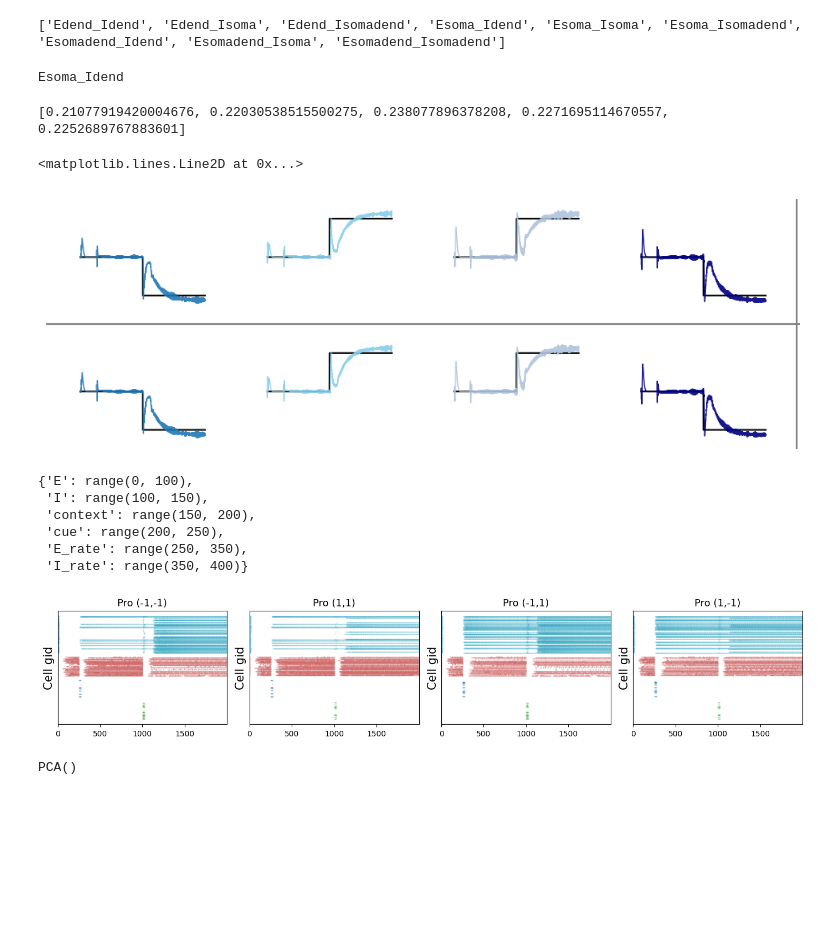
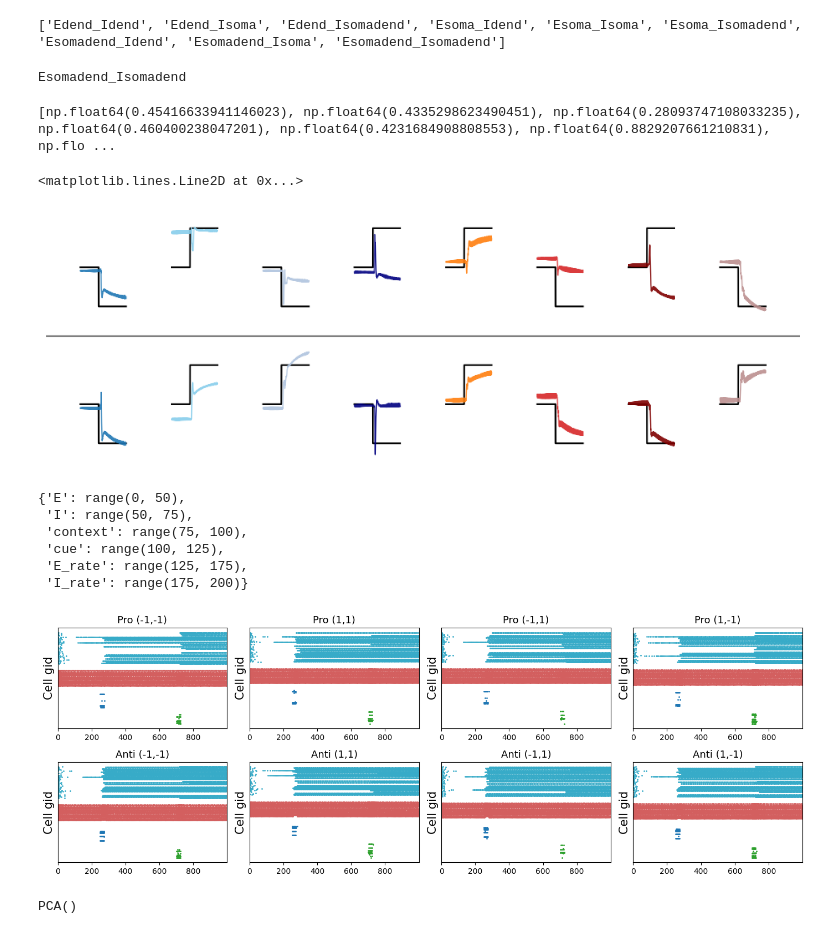
Before and after one commit to ntolley/dendractor, a Jupyter notebook: figures/plot_memorycontext_pca_trajectory.ipynb, the cells around one changed output. Drawn from its saved outputs; the diff is of its cells as text; code cells hidden in the pictures; blank space fills up the shorter version.

```diff
--- a/figures/plot_memorycontext_pca_trajectory.ipynb
+++ b/figures/plot_memorycontext_pca_trajectory.ipynb
@@ -52,63 +70,70 @@ print(list(random_init_dict.keys()))
 # res_dict = random_init_dict['Esoma_Idend']
 # res_dict = random_init_dict['Esoma_Isomadend']
 
-res_dict = random_init_dict['Edend_Isoma']
+# res_dict = random_init_dict['Edend_Isoma']
 # res_dict = random_init_dict['Edend_Idend']
 # res_dict = random_init_dict['Edend_Isomadend']
 
 # res_dict = random_init_dict['Esomadend_Isoma']
 # res_dict = random_init_dict['Esomadend_Idend']
-# res_dict = random_init_dict['Esomadend_Isomadend']
+res_dict = random_init_dict['Esomadend_Isomadend']
 
 
 name = res_dict['name']
 output_array = res_dict['output_array']
 targets = res_dict['targets']
+targets_stacked = res_dict['targets_stacked']
 gid_ranges = res_dict['gid_ranges']
 input_list = res_dict['input_list']
 num_cond = input_list.shape[0]
 print(name)
 # %% [output]
-Esoma_Idend
+Esomadend_Isomadend
 # %%
-t_max = 2000
-dt = 0.5 # simulation output downsampled by factor of 10
+t_max = 1000
+dt = 0.25 # simulation output downsampled by factor of 10
 fs = (1/dt) * 1e3
 time_vec = np.arange(0, t_max, dt)
 downsample_factor = 10
-burn_in = int(0 / downsample_factor)
+# burn_in = 30_000 // downsample_factor
+burn_in = 0 // downsample_factor
 # %%
 rate_gids = list(gid_ranges['E_rate'])
 rates = output_array[:, rate_gids, :]
 
 x_train = list()
+target_train = list()
 for sim_idx in range(0, output_array.shape[0], num_cond):
-    temp_list = list()
+    temp_x_train_list = list()
+    temp_target_train_list = list()
     for cond_idx in range(num_cond):
-        temp_list.append(output_array[sim_idx + cond_idx, gid_ranges['E_rate'], :])
-    x_train.append(np.concatenate(temp_list, axis=1).T)
+        temp_x_train_list.append(output_array[sim_idx + cond_idx, gid_ranges['E_rate'], burn_in:])
+        temp_target_train_list.append(targets_stacked[cond_idx, :, burn_in:])
+    x_train.append(np.concatenate(temp_x_train_list, axis=1).T)
+    target_train.append(np.concatenate(temp_target_train_list, axis=1).T)
 
 
-num_model_sims = 1
+num_model_sims = 5
+
 
 error_list = list()
 model = Ridge(alpha=2.0)
-rate_fit = np.concatenate([x[burn_in:, :] for x in x_train[:num_model_sims]])
-target_fit = np.concatenate([targets[burn_in:, :] for _ in range(num_model_sims)])
+rate_fit = np.concatenate([x for x in x_train[:num_model_sims]])
+target_fit = np.concatenate([y for y in target_train[:num_model_sims]])
 model.fit(rate_fit, target_fit)
 
 # for sim_idx in range(num_model_sims, len(x_train)):
 for sim_idx in range(len(x_train)):
     rate_pred = x_train[sim_idx]
-    y_pred = model.predict(rate_pred[burn_in:, :])
+    y_pred = model.predict(rate_pred)
 
 
-    error = np.mean(np.square(targets[burn_in:, :] - y_pred))
+    error = np.mean(np.square(target_train[sim_idx] - y_pred))
     error_list.append(error)
 
 print(error_list)
 # %% [output]
-[0.21077919420004676, 0.22030538515500275, 0.238077896378208, 0.2271695114670557, 0.2252689767883601]
+[np.float64(0.45416633941146023), np.float64(0.4335298623490451), np.float64(0.28093747108033235), np.float64(0.460400238047201), np.float64(0.4231684908808553), np.float64(0.8829207661210831), np.flo ...
 # %%
 y_pred_list = list()
 target_list = list()
@@ -123,26 +148,29 @@ for cond_idx in range(num_cond):
 # %%
 color_list = ['C0', 'skyblue', 'lightsteelblue', 'navy', 'C1', 'C3', 'maroon', 'rosybrown']
-time_offset = 3000
+# time_offset = 3000
+time_offset = 1000
 y_offset = -7
 plt.figure(figsize=(12,4))
+
+plot_burn_in = 2000
 for cond_idx in range(num_cond):
     x_offset = time_offset * cond_idx
 
 
-    plt.plot(time_vec + x_offset, target_list[cond_idx][:-1, 0], color='k')
-    plt.plot(time_vec + x_offset, y_pred_list[cond_idx][:-1, 0], color=color_list[cond_idx], alpha=0.9, linewidth=1)
+    plt.plot(time_vec[plot_burn_in:] + x_offset, target_list[cond_idx][plot_burn_in:-1, 0], color='k')
+    plt.plot(time_vec[plot_burn_in:] + x_offset, y_pred_list[cond_idx][plot_burn_in:-1, 0], color=color_list[cond_idx], alpha=0.9, linewidth=1)
 
-    plt.plot(time_vec + x_offset, target_list[cond_idx][:-1, 1] + y_offset, color='k')
-    plt.plot(time_vec + x_offset, y_pred_list[cond_idx][:-1, 1] + y_offset, color=color_list[cond_idx], alpha=0.9, linewidth=1)
+    plt.plot(time_vec[plot_burn_in:] + x_offset, target_list[cond_idx][plot_burn_in:-1, 1] + y_offset, color='k')
+    plt.plot(time_vec[plot_burn_in:] + x_offset, y_pred_list[cond_idx][plot_burn_in:-1, 1] + y_offset, color=color_list[cond_idx], alpha=0.9, linewidth=1)
 
 
     plt.axis('off')
 plt.axhline(y_offset/2, color='grey', linestyle='-')
-plt.axvline((time_offset * 4) - 500, color='grey', linestyle='-')
+# plt.axvline((time_offset * 4) - 500, color='grey', linestyle='-')
 # plt.savefig('full_trajectory_set.svg')
 # %% [output]
 <matplotlib.lines.Line2D at 0x...>
-[figure, old version]
+[figure, new version]
 # %%
 input_names = [
     'Pro (-1,-1)', 'Pro (1,1)', 'Pro (-1,1)', 'Pro (1,-1)',
@@ -150,41 +178,42 @@ input_names = [
 # %%
 gid_ranges
 # %% [output]
-{'E': range(0, 100),
- 'I': range(100, 150),
- 'context': range(150, 200),
- 'cue': range(200, 250),
- 'E_rate': range(250, 350),
- 'I_rate': range(350, 400)}
+{'E': range(0, 50),
+ 'I': range(50, 75),
+ 'context': range(75, 100),
+ 'cue': range(100, 125),
+ 'E_rate': range(125, 175),
+ 'I_rate': range(175, 200)}
 # %%
 fontsize = 15
 ticksize = 10
 labelsize=13
 threshold = 0.0
 
 spike_color_dict = {'E': '#37abc8', 'I': '#d35f5f', 'context': '#1f77b4', 'cue': '#2ca02c'}
 plt.figure(figsize=(14,5))
 for plot_idx, sim_idx in enumerate(range(num_cond)):
     # sim_idx *= num_cond
     # sim_idx += 10
 
     plt.subplot(2,4, plot_idx+1)
     s = output_array[sim_idx, :]
     above_threshold = s > threshold
     spike_gids, spike_times = np.where(np.diff(above_threshold.astype(int), axis=1) == 1)
 
     for type_idx, (name, cell_range) in enumerate(gid_ranges.items()):
         if name not in ['output', 'E_rate', 'I_rate']:
             mask = np.isin(spike_gids, cell_range)
-            plt.scatter(spike_times[mask] * dt, -spike_gids[mask] - type_idx * 10, label=name, s=1, alpha=0.1, color=spike_color_dict[name])
+            plt.scatter(spike_times[mask] * dt, -spike_gids[mask] - type_idx * 10, label=name, s=1, alpha=1, color=spike_color_dict[name])
     plt.ylabel('Cell gid', fontsize=fontsize)
     plt.yticks([])
     plt.xlim(0, time_vec[-1])
     # plt.axvline(500 * dt, color='k', linestyle='--')
     plt.title(input_names[plot_idx], fontsize=labelsize)
     plt.tight_layout()
+    # plt.xlim(650, 700)
 # %% [output]
-[figure, old version]
+[figure, new version]
 # %%
 pca = PCA()
 pca.fit(np.concatenate(x_train))
```
Also changed, not shown: parts of 8 cells of this notebook, 6 other files.
